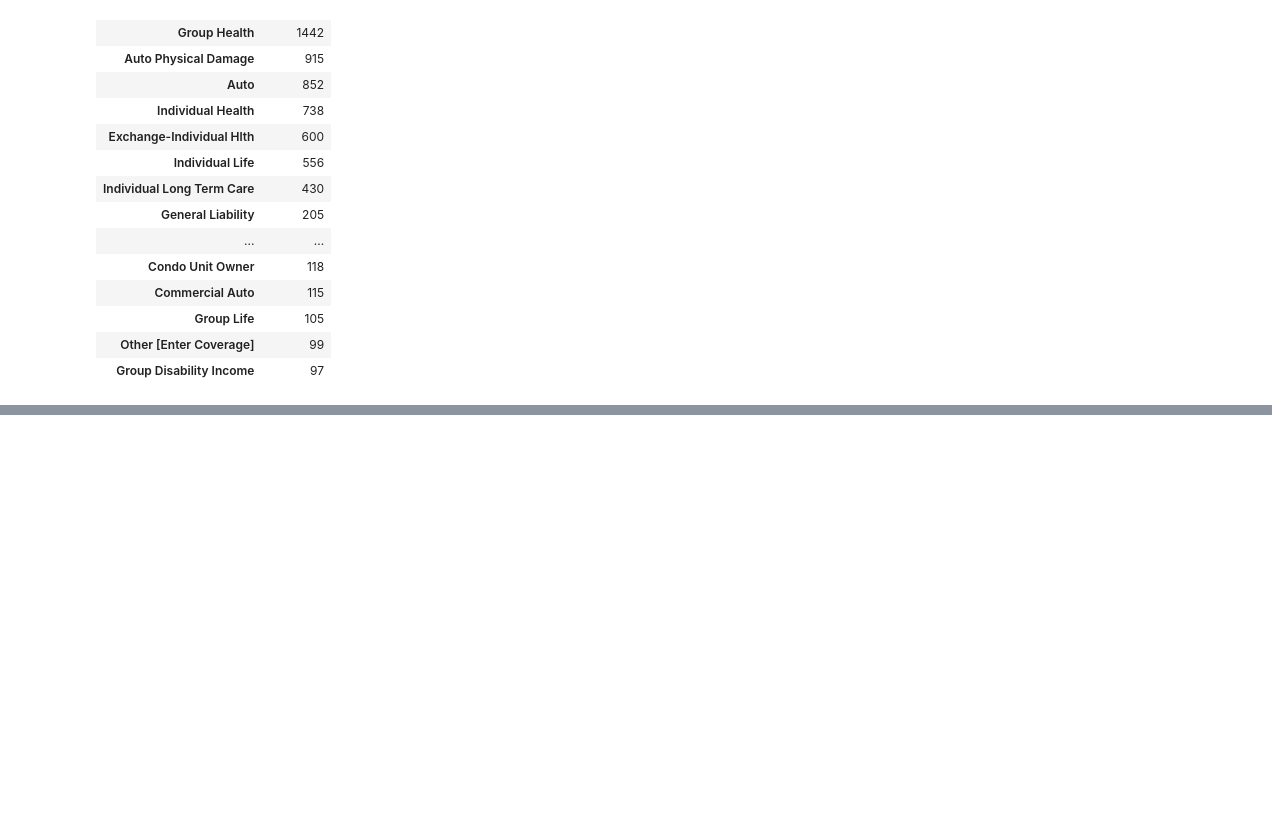
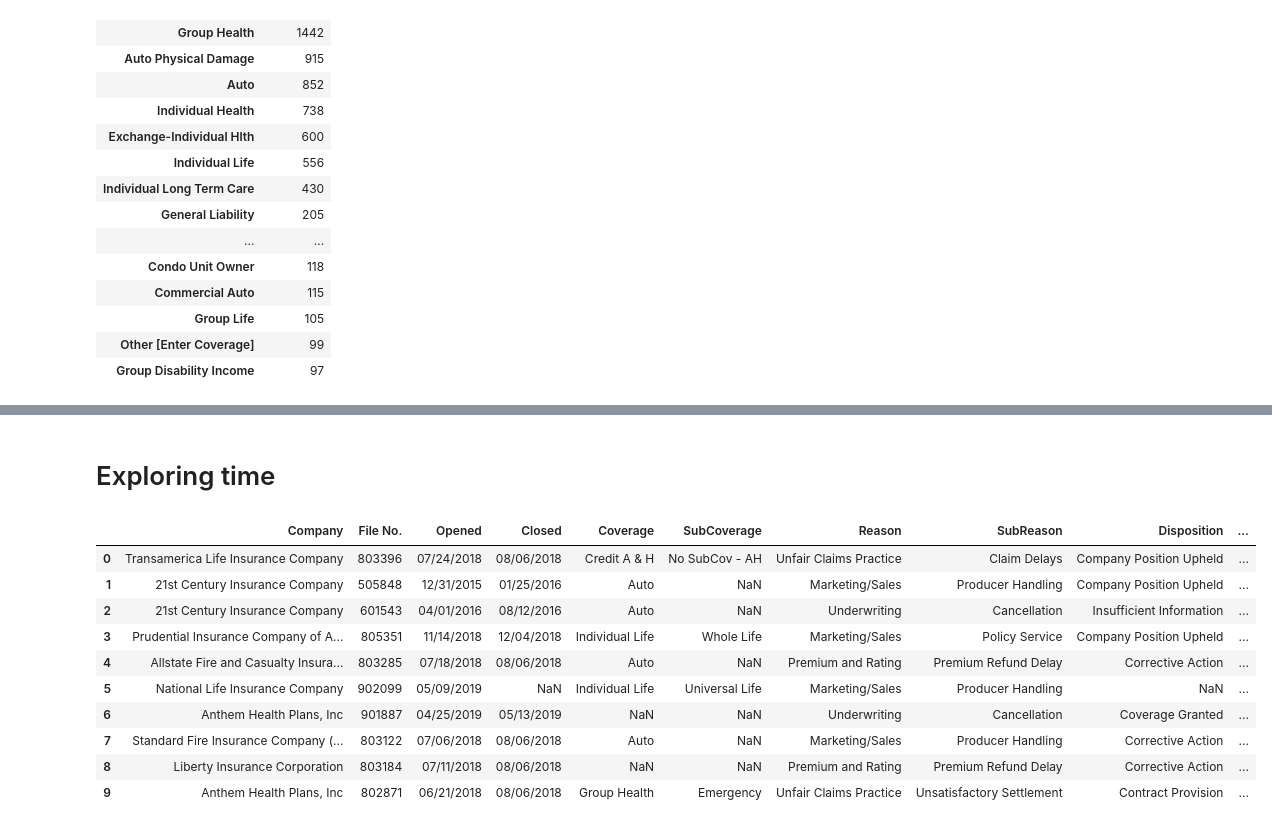
Before and after one commit to HuebnerC/Insurance_Complaints, a Jupyter notebook: capstone_1/ins_complaints.ipynb, the cells around one changed output, grey strips where cells are left out. Cells and saved outputs as stored; diff of their text form; code cells hidden in the pictures; blank space fills up the shorter version.

```diff
--- a/capstone_1/ins_complaints.ipynb
+++ b/capstone_1/ins_complaints.ipynb
@@ -347,0 +424,16 @@ ValueError: Cannot mask with non-boolean array containing NA / NaN values
+# %% [markdown]
+# Exploring time
+# %%
+ins_data.head(10)
+# %% [output]
+|  | Company | File No. | Opened | Closed | Coverage | SubCoverage | Reason | SubReason | Disposition | ... |
+| 0 | Transamerica Life Insurance Company | 803396 | 07/24/2018 | 08/06/2018 | Credit A & H | No SubCov - AH | Unfair Claims Practice | Claim Delays | Company Position Upheld | ... |
+| 1 | 21st Century Insurance Company | 505848 | 12/31/2015 | 01/25/2016 | Auto | NaN | Marketing/Sales | Producer Handling | Company Position Upheld | ... |
+| 2 | 21st Century Insurance Company | 601543 | 04/01/2016 | 08/12/2016 | Auto | NaN | Underwriting | Cancellation | Insufficient Information | ... |
+| 3 | Prudential Insurance Company of A... | 805351 | 11/14/2018 | 12/04/2018 | Individual Life | Whole Life | Marketing/Sales | Policy Service | Company Position Upheld | ... |
+| 4 | Allstate Fire and Casualty Insura... | 803285 | 07/18/2018 | 08/06/2018 | Auto | NaN | Premium and Rating | Premium Refund Delay | Corrective Action | ... |
+| 5 | National Life Insurance Company | 902099 | 05/09/2019 | NaN | Individual Life | Universal Life | Marketing/Sales | Producer Handling | NaN | ... |
+| 6 | Anthem Health Plans, Inc | 901887 | 04/25/2019 | 05/13/2019 | NaN | NaN | Underwriting | Cancellation | Coverage Granted | ... |
+| 7 | Standard Fire Insurance Company (... | 803122 | 07/06/2018 | 08/06/2018 | Auto | NaN | Marketing/Sales | Producer Handling | Corrective Action | ... |
+| 8 | Liberty Insurance Corporation | 803184 | 07/11/2018 | 08/06/2018 | NaN | NaN | Premium and Rating | Premium Refund Delay | Corrective Action | ... |
+| 9 | Anthem Health Plans, Inc | 802871 | 06/21/2018 | 08/06/2018 | Group Health | Emergency | Unfair Claims Practice | Unsatisfactory Settlement | Contract Provision | ... |
```
Also changed, not shown: parts of 10 cells of this notebook, 3 other files.
